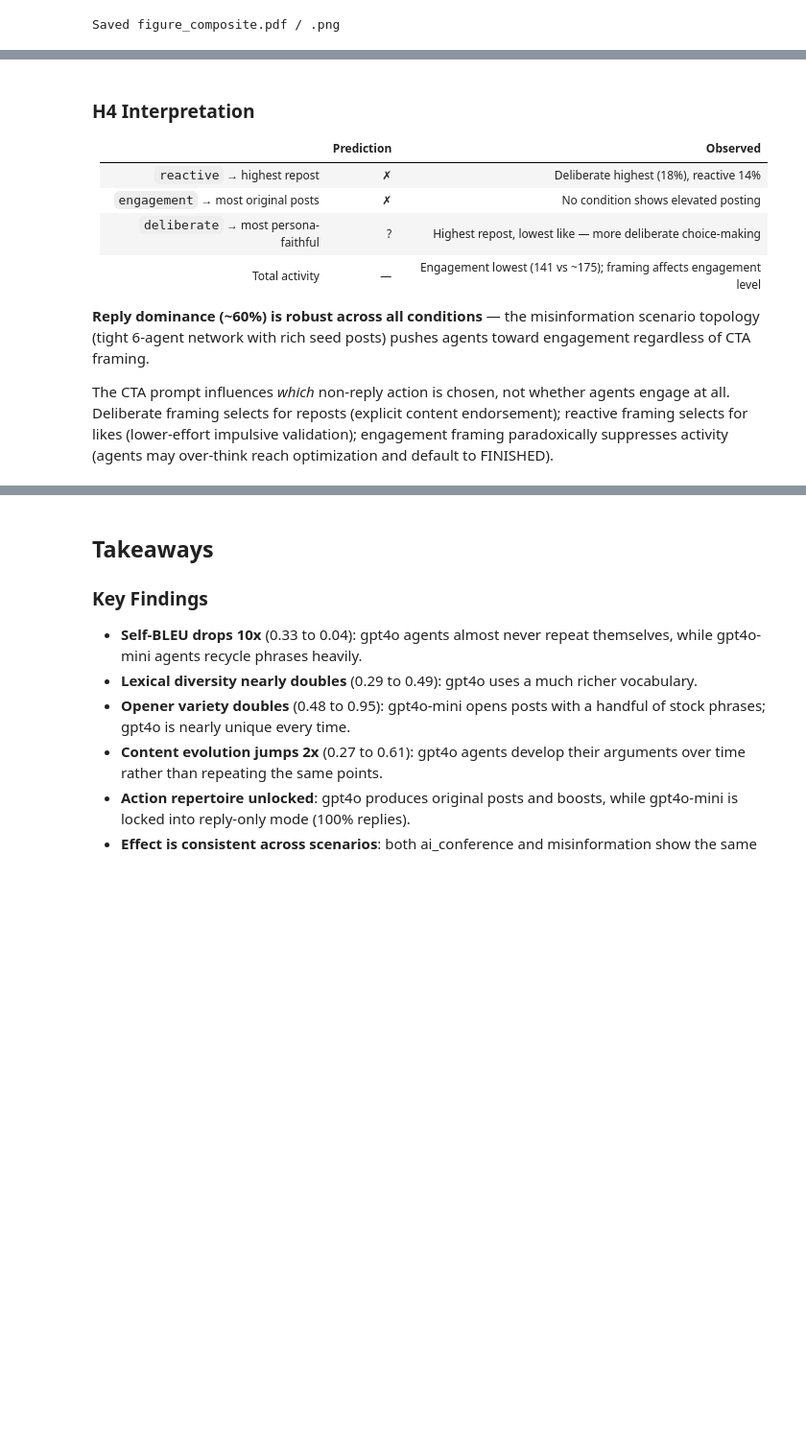
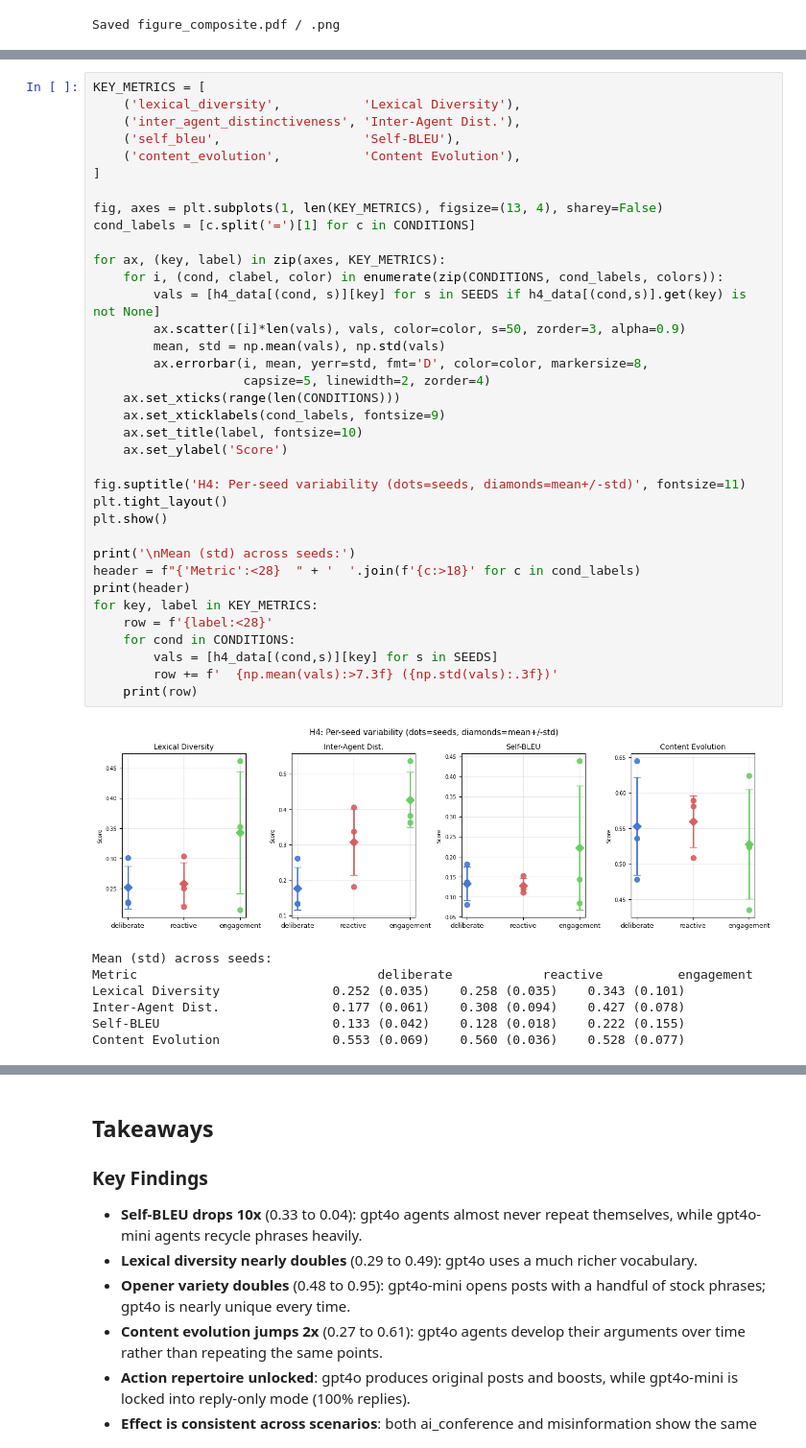
Before and after one commit to sandbox-social/silisocs, a Jupyter notebook: experiments/studies/style_diversity/notebook.ipynb, the cells around one changed output, grey strips where cells are left out. Shown at 96% size. Cells and saved outputs as stored; diff of their text form; blank space fills up the shorter version.

```diff
--- a/experiments/studies/style_diversity/notebook.ipynb
+++ b/experiments/studies/style_diversity/notebook.ipynb
@@ -1427,17 +1365,44 @@ plt.show()
-# %% [markdown]
-### H4 Interpretation
-
-| | Prediction | Observed |
-|--|--|--|
-| `reactive` → highest repost | ✗ | Deliberate highest (18%), reactive 14% |
-| `engagement` → most original posts | ✗ | No condition shows elevated posting |
-| `deliberate` → most persona-faithful | ? | Highest repost, lowest like — more deliberate choice-making |
-| Total activity | — | Engagement lowest (141 vs ~175); framing affects engagement level |
-
-**Reply dominance (~60%) is robust across all conditions** — the misinformation scenario topology
-(tight 6-agent network with rich seed posts) pushes agents toward engagement regardless of CTA framing.
-
-The CTA prompt influences *which* non-reply action is chosen, not whether agents engage at all.
-Deliberate framing selects for reposts (explicit content endorsement); reactive framing selects for
-likes (lower-effort impulsive validation); engagement framing paradoxically suppresses activity
-(agents may over-think reach optimization and default to FINISHED).
+# %%
+KEY_METRICS = [
+    ('lexical_diversity',           'Lexical Diversity'),
+    ('inter_agent_distinctiveness', 'Inter-Agent Dist.'),
+    ('self_bleu',                   'Self-BLEU'),
+    ('content_evolution',           'Content Evolution'),
+]
+
+fig, axes = plt.subplots(1, len(KEY_METRICS), figsize=(13, 4), sharey=False)
+cond_labels = [c.split('=')[1] for c in CONDITIONS]
+
+for ax, (key, label) in zip(axes, KEY_METRICS):
+    for i, (cond, clabel, color) in enumerate(zip(CONDITIONS, cond_labels, colors)):
+        vals = [h4_data[(cond, s)][key] for s in SEEDS if h4_data[(cond,s)].get(key) is not None]
+        ax.scatter([i]*len(vals), vals, color=color, s=50, zorder=3, alpha=0.9)
+        mean, std = np.mean(vals), np.std(vals)
+        ax.errorbar(i, mean, yerr=std, fmt='D', color=color, markersize=8,
+                    capsize=5, linewidth=2, zorder=4)
+    ax.set_xticks(range(len(CONDITIONS)))
+    ax.set_xticklabels(cond_labels, fontsize=9)
+    ax.set_title(label, fontsize=10)
+    ax.set_ylabel('Score')
+
+fig.suptitle('H4: Per-seed variability (dots=seeds, diamonds=mean+/-std)', fontsize=11)
+plt.tight_layout()
+plt.show()
+
+print('\nMean (std) across seeds:')
+header = f"{'Metric':<28}  " + '  '.join(f'{c:>18}' for c in cond_labels)
+print(header)
+for key, label in KEY_METRICS:
+    row = f'{label:<28}'
+    for cond in CONDITIONS:
+        vals = [h4_data[(cond,s)][key] for s in SEEDS]
+        row += f'  {np.mean(vals):>7.3f} ({np.std(vals):.3f})'
+    print(row)
+# %% [output]
+[figure, added]
+Mean (std) across seeds:
+Metric                                deliberate            reactive          engagement
+Lexical Diversity               0.252 (0.035)    0.258 (0.035)    0.343 (0.101)
+Inter-Agent Dist.               0.177 (0.061)    0.308 (0.094)    0.427 (0.078)
+Self-BLEU                       0.133 (0.042)    0.128 (0.018)    0.222 (0.155)
+Content Evolution               0.553 (0.069)    0.560 (0.036)    0.528 (0.077)
```
Also changed, not shown: parts of 11 cells of this notebook, 1 other file.
